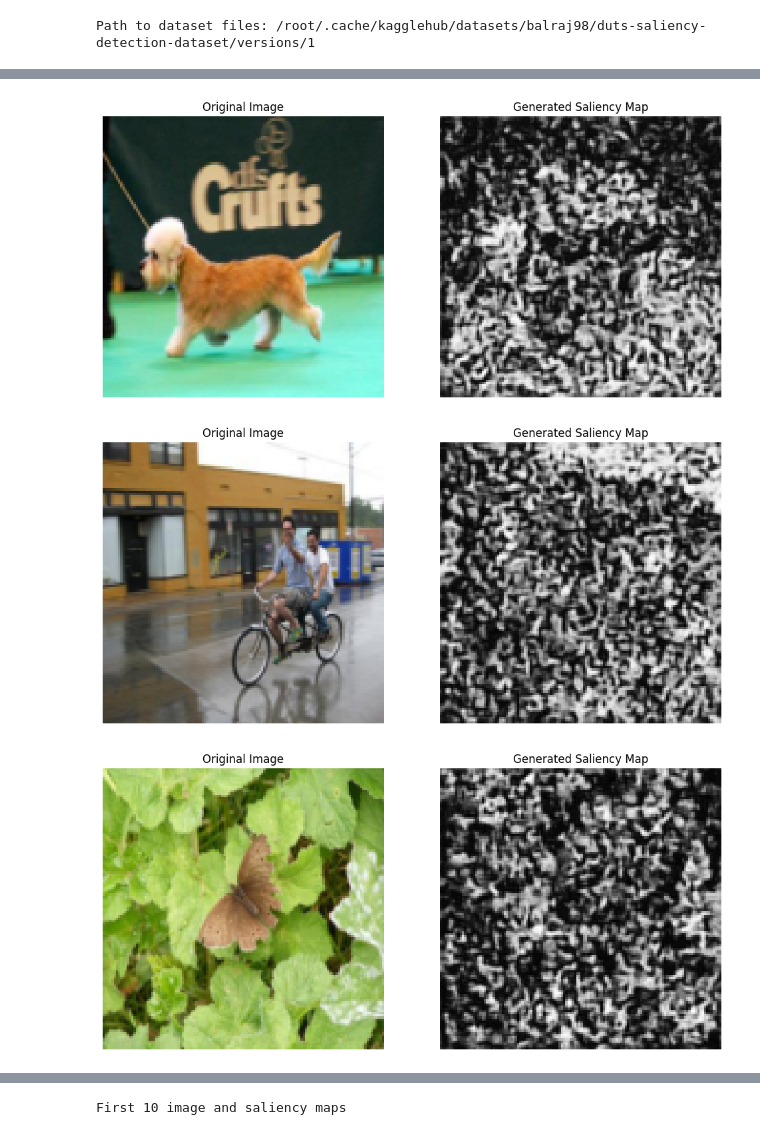
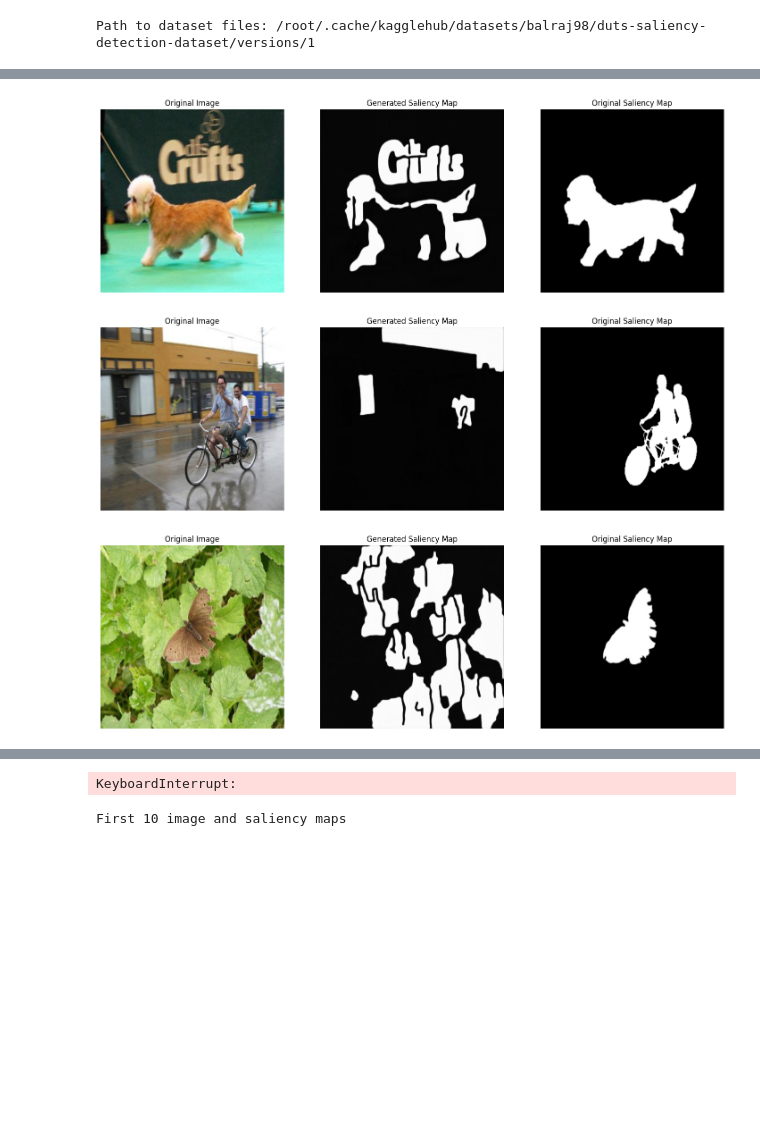
Before and after one commit to KeerthiVasudevan/diffusion-saliency, a Jupyter notebook: Diffsusion_saliency.ipynb, the cells around one changed output, grey strips where cells are left out. Cells and saved outputs as stored; diff of their text form; code cells hidden in the pictures; blank space fills up the shorter version.

```diff
--- a/Diffsusion_saliency.ipynb
+++ b/Diffsusion_saliency.ipynb
@@ -354,17 +348,22 @@ device = torch.device("cuda" if torch.cuda.is_available() else "cpu")
 beta_start = 1e-6  # Very small initial noise
 beta_end = 1e-3    # Gradually increase to a small value
 
+# beta_start = 1e-4
+# beta_end = 0.02
 # diffusion_model = DiffusionSaliencyModel(unet, device=device)
 # diffusion_model = DiffusionSaliencyModel(unet, beta_start=beta_start, beta_end=beta_end, device=device)
 
-optimizer = torch.optim.Adam(unet.parameters(), lr=1e-5)
+optimizer = torch.optim.Adam(unet.parameters(), lr=1e-4, weight_decay=1e-5)
 unet.to(device)
 timesteps = 1000
 beta, alpha, alpha_bar = get_noise_schedule(timesteps=timesteps, beta_start=beta_start, beta_end=beta_end, device=device)
 criterion = nn.MSELoss();
 unet.train()
 
+index = 0
+
 for epoch in range(10):  # Number of epochs
+    epoch_loss = 0.0
     for image, saliency_map in tqdm(dataloader):
         if saliency_map is None:
             continue
@@ -378,9 +377,19 @@ for epoch in range(10):  # Number of epochs
         alpha_bar_t = alpha_bar[t].view(-1, 1, 1, 1)  # Extract alpha_bar for each timestep
         noisy_map = torch.sqrt(alpha_bar_t) * saliency_map + torch.sqrt(1 - alpha_bar_t) * noise
 
+        if index == 0:
+          print(f"t shape: {t.shape}")
+          print(f"alpha_bar_t shape: {alpha_bar_t.shape}")
+          print(f"saliency_map shape: {saliency_map.shape}")
+          print(f"noise shape: {noise.shape}")
+          print(f"image shape: {image.shape}")
+          print(f"noisy_map shape: {noisy_map.shape}")
+          index = index + 1
+
         predicted_saliency_map = unet(noisy_map, t, image)
 
         loss = criterion(predicted_saliency_map, saliency_map)
+        epoch_loss += loss.item()
 
 
         # noisy_map, noise = add_noise(saliency_map, alpha_bar, t)
@@ -392,5 +401,6 @@ for epoch in range(10):  # Number of epochs
         loss.backward()
         optimizer.step()
 
-    print(f"Epoch {epoch + 1}, Loss: {loss.item()}")
+    # print(f"Epoch {epoch + 1}, Loss: {loss.item()}")
+    print(f"Epoch {epoch + 1}, Loss: {epoch_loss/len(dataloader)}")
 # %% [output]
@@ -490,7 +506,7 @@ def generate_saliency_maps(model, dataloader, device):
     model.eval()
     index = 0
     with torch.no_grad():
-        for i, (image, saliency_map) in enumerate(dataloader):
+        for i, (image, original_saliency_map) in enumerate(dataloader):
             index = index + 1
             if index > 10:
                 break
@@ -504,6 +520,8 @@ def generate_saliency_maps(model, dataloader, device):
 
                noisy_map = predicted_saliency
 
+
+
             # Visualize the result
             saliency_map = noisy_map.squeeze().cpu().numpy()  # Remove batch and channel dims
             original_image = image.squeeze().permute(1, 2, 0).cpu().numpy()  # Convert to HWC format
@@ -511,48 +529,68 @@ def generate_saliency_maps(model, dataloader, device):
             # Normalize image for display
             original_image = (original_image - original_image.min()) / (original_image.max() - original_image.min())
 
-            plt.figure(figsize=(12, 6))
-            plt.subplot(1, 2, 1)
+            original_saliency_map = original_saliency_map.squeeze().cpu().numpy()  # Remove batch and channel dims
+
+            plt.figure(figsize=(18, 6))
+            plt.subplot(1, 3, 1)
             plt.imshow(original_image)
             plt.title("Original Image")
             plt.axis("off")
 
-            plt.subplot(1, 2, 2)
+            plt.subplot(1, 3, 2)
             plt.imshow(saliency_map, cmap="gray")
             plt.title("Generated Saliency Map")
             plt.axis("off")
 
+            plt.subplot(1, 3, 3)
+            plt.imshow(original_saliency_map, cmap="gray")
+            plt.title("Original Saliency Map")
+            plt.axis("off")
             plt.show()
+
+
+            # plt.figure(figsize=(12, 6))
+            # plt.subplot(1, 2, 1)
+            # plt.imshow(original_image)
+            # plt.title("Original Image")
+            # plt.axis("off")
+
+            # plt.subplot(1, 2, 2)
+            # plt.imshow(saliency_map, cmap="gray")
+            # plt.title("Generated Saliency Map")
+            # plt.axis("off")
+
+            # plt.show()
 
 
 
 
             # # Visualize the result
             # saliency_map = noisy_map.squeeze().cpu().numpy()
             # original_image = image.squeeze().permute(1, 2, 0).cpu().numpy()  # Convert to HWC format
 
             # # Normalize image for display if needed
             # original_image = (original_image - original_image.min()) / (original_image.max() - original_image.min())
 
             # plt.figure(figsize=(12, 6))
             # plt.subplot(1, 2, 1)
             # plt.imshow(original_image)
             # plt.title("Original Image")
             # plt.axis("off")
 
 
 
             # plt.subplot(1, 2, 2)
             # plt.imshow(saliency_map, cmap="gray")
             # plt.title("Generated Saliency Map")
             # plt.axis("off")
 
             # plt.show()
 
 
 # Run the generation
 generate_saliency_maps(unet, test_dataloader, device)
 # %% [output]
-[figure, old version]
+[figure, new version]
-[figure, old version]
+[figure, new version]
-[figure, old version]
+[figure, new version]
@@ -566,3 +597,4 @@ generate_saliency_maps(unet, test_dataloader, device)
+KeyboardInterrupt:
 # %%
 print("First 10 image and saliency maps")
 image_files = sorted(os.listdir(test_images_path))
```
Also changed, not shown: parts of 6 cells of this notebook.
